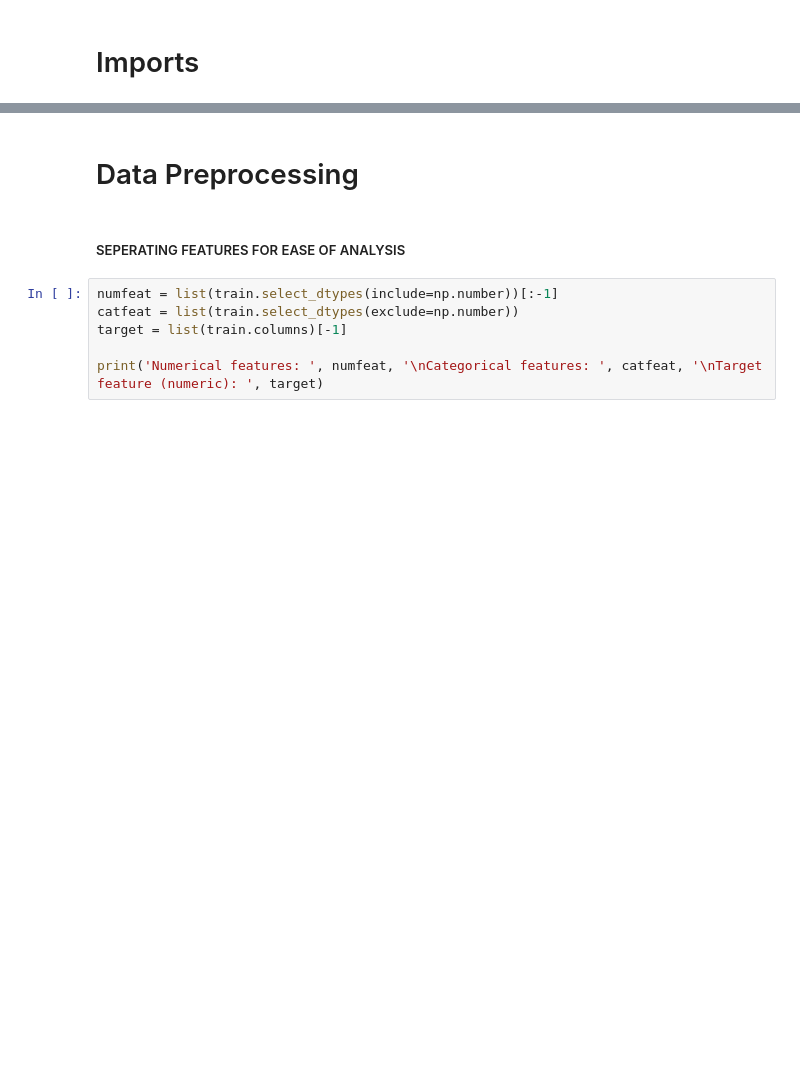
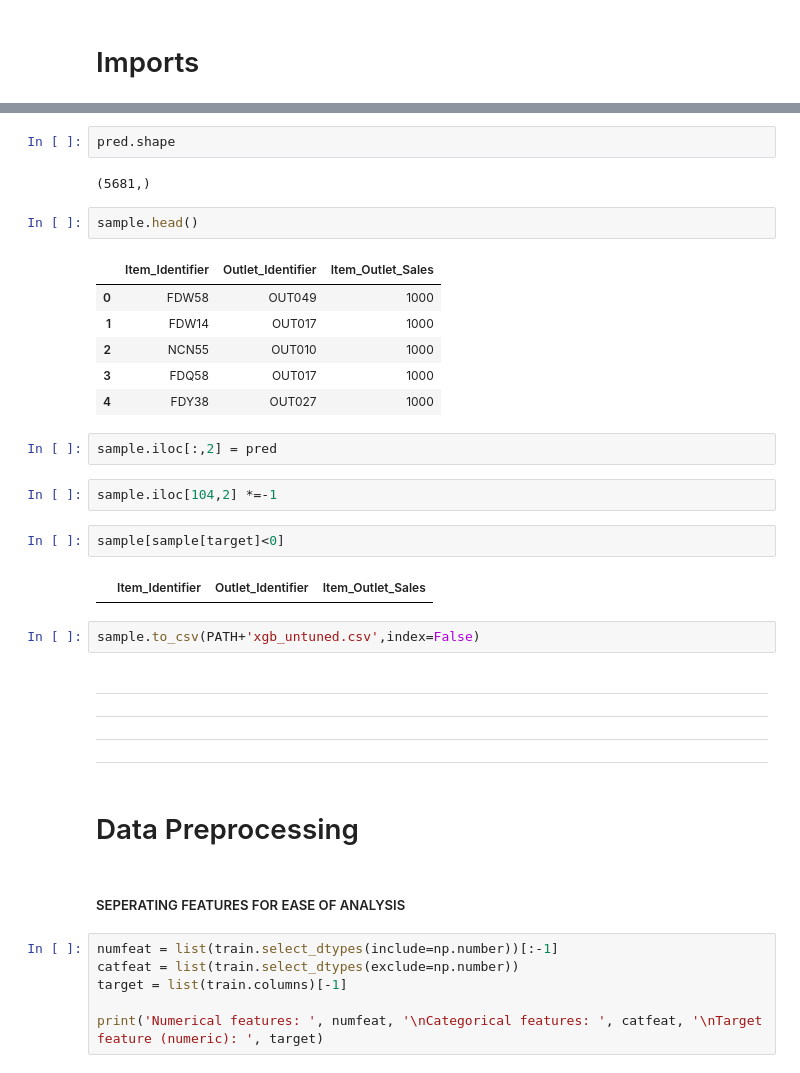
Before and after one commit to NavinMundhra/03_big_mart_sales_prediction, a Jupyter notebook: 03_sales_pred.ipynb, the cells around one changed output, grey strips where cells are left out. Drawn from its saved outputs; the diff is of its cells as text; blank space fills up the shorter version.

```diff
--- a/03_sales_pred.ipynb
+++ b/03_sales_pred.ipynb
@@ -19,3 +181,42 @@ sample = pd.read_csv('drive/My Drive/Colab Notebooks/proj_3 - big_mart_sales_pre
+# %%
+pred.shape
+# %% [output]
+(5681,)
+# %%
+sample.head()
+# %% [output]
+|  | Item_Identifier | Outlet_Identifier | Item_Outlet_Sales |
+| 0 | FDW58 | OUT049 | 1000 |
+| 1 | FDW14 | OUT017 | 1000 |
+| 2 | NCN55 | OUT010 | 1000 |
+| 3 | FDQ58 | OUT017 | 1000 |
+| 4 | FDY38 | OUT027 | 1000 |
+# %%
+sample.iloc[:,2] = pred
+# %%
+sample.iloc[104,2] *=-1
+# %%
+sample[sample[target]<0]
+# %% [output]
+|  | Item_Identifier | Outlet_Identifier | Item_Outlet_Sales |
+# %%
+sample.to_csv(PATH+'xgb_untuned.csv',index=False)
+# %% [markdown]
+
+
+---
+
+
+
+---
+
+
+
+---
+
+
+
+---
 # %% [markdown]
 # Data Preprocessing
 # %% [markdown]
```
Also changed, not shown: parts of 32 cells of this notebook.
